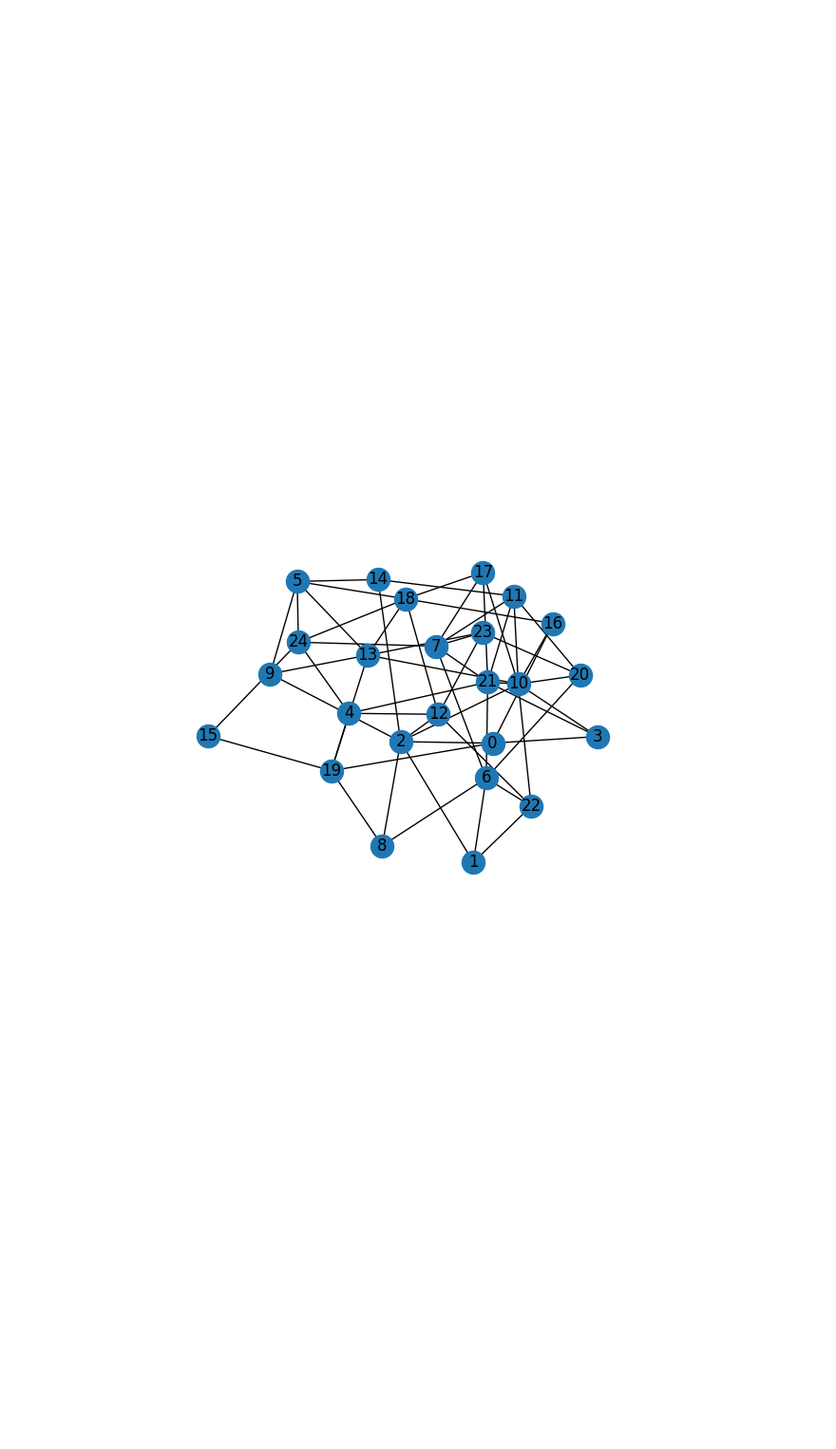
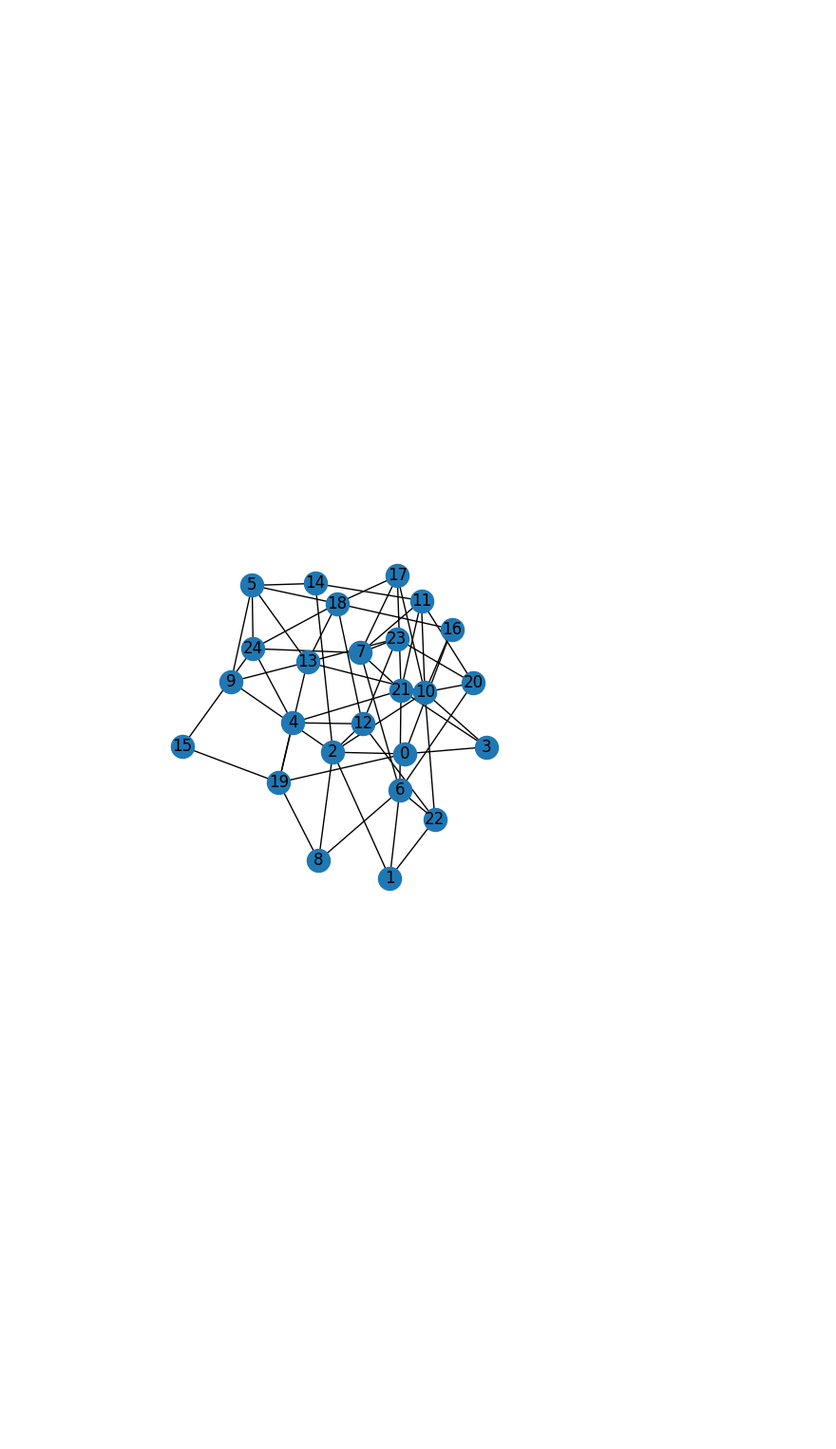
Before and after one commit to MaximoRdz/ARTIFICIAL-INTELLIGENCE, a Jupyter notebook: lab1-Searching-Heuristics/graph_networks.ipynb, the cells around one changed output. Shown at 95% size. Saved outputs shown, nothing was run; the diff lists cells and outputs as text; code cells hidden in the pictures.

```diff
--- a/lab1-Searching-Heuristics/graph_networks.ipynb
+++ b/lab1-Searching-Heuristics/graph_networks.ipynb
@@ -93,12 +93,13 @@ plt.show()
 # %%
 G = nx.erdos_renyi_graph(25, 0.2, seed=195)
 positions = nx.spring_layout(G, seed=123)
-fig, ax = plt.subplots()
+
+fig, ax = plt.subplots(figsize=(5, 5))
 ax.axis("off")
 nx.draw_networkx(G, pos=positions, ax=ax)
 plt.show()
 # %% [output]
-[figure, old version]
+[figure, new version]
 # %%
 start, end = 0, 5
 explored_paths = dfs(G, start, end)
```
Also changed, not shown: parts of 14 cells of this notebook, 1 other file.
